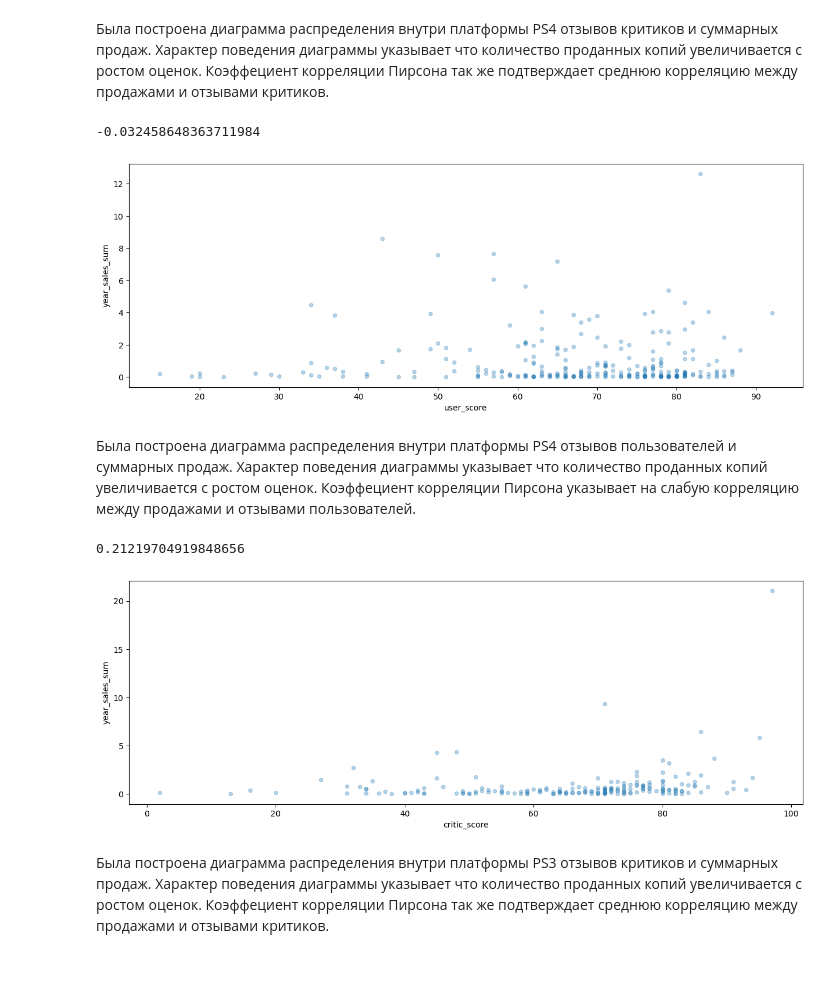
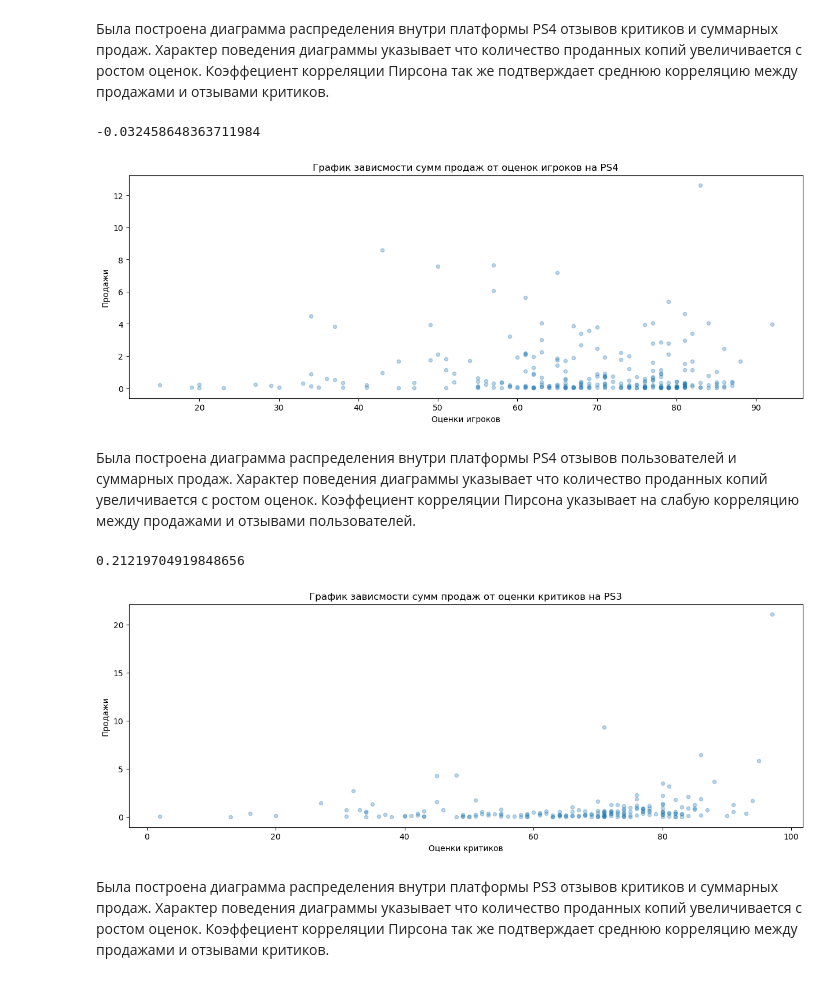
Before and after one commit to Skrebcov/Portfolio_YP, a Jupyter notebook: DS 3, Исследование магазина по продаже компьютерных игр/summary_project_1.ipynb, the cells around one changed output. Cells and saved outputs as stored; diff of their text form; code cells hidden in the pictures.

```diff
--- a/DS 3, Исследование магазина по продаже компьютерных игр/summary_project_1.ipynb
+++ b/DS 3, Исследование магазина по продаже компьютерных игр/summary_project_1.ipynb
@@ -252,20 +255,20 @@ data_PS4['critic_score'].corr(data_PS4['year_sales_sum'])
 # %% [markdown]
 Была построена диаграмма распределения внутри платформы PS4 отзывов критиков и суммарных продаж. Характер поведения диаграммы указывает что количество проданных копий увеличивается с ростом оценок. Коэффециент корреляции Пирсона так же подтверждает среднюю корреляцию между продажами и отзывами критиков.
 # %%
-data.query('platform =="PS4" & year_of_release >= 2013').plot(x = 'user_score', y = 'year_sales_sum', kind = 'scatter', alpha = 0.3, figsize = (15,5))
+data.query('platform =="PS4" & year_of_release >= 2013').plot(x='user_score',y='year_sales_sum',kind='scatter',alpha=0.3,figsize=(15,5),xlabel='Оценки игроков',ylabel='Продажи',title='График зависмости сумм продаж от оценок игроков на PS4')
 data_PS4['user_score'].corr(data_PS4['year_sales_sum'])
 # %% [output]
 -0.032458648363711984
-[figure, old version]
+[figure, new version]
 # %% [markdown]
 Была построена диаграмма распределения внутри платформы PS4 отзывов пользователей и суммарных продаж. Характер поведения диаграммы указывает что количество проданных копий увеличивается с ростом оценок. Коэффециент корреляции Пирсона указывает на слабую корреляцию между продажами и отзывами пользователей.
 # %%
-data.query('platform =="PS3" & year_of_release >= 2013').plot(x = 'critic_score', y = 'year_sales_sum', kind = 'scatter', alpha = 0.3, figsize = (15,5))
+data.query('platform =="PS3" & year_of_release >= 2013').plot(x='critic_score',y='year_sales_sum',kind='scatter',alpha=0.3,figsize=(15,5),xlabel='Оценки критиков',ylabel='Продажи',title='График зависмости сумм продаж от оценки критиков на PS3')
 data_PS3 = data.query('platform =="PS3" & year_of_release >= 2013')
 data_PS3['critic_score'].corr(data_PS3['year_sales_sum'])
 # %% [output]
 0.21219704919848656
-[figure, old version]
+[figure, new version]
 # %% [markdown]
 Была построена диаграмма распределения внутри платформы PS3 отзывов критиков и суммарных продаж. Характер поведения диаграммы указывает что количество проданных копий увеличивается с ростом оценок. Коэффециент корреляции Пирсона так же подтверждает среднюю корреляцию между продажами и отзывами критиков.
 # %%
```
Also changed, not shown: parts of 32 cells of this notebook.
